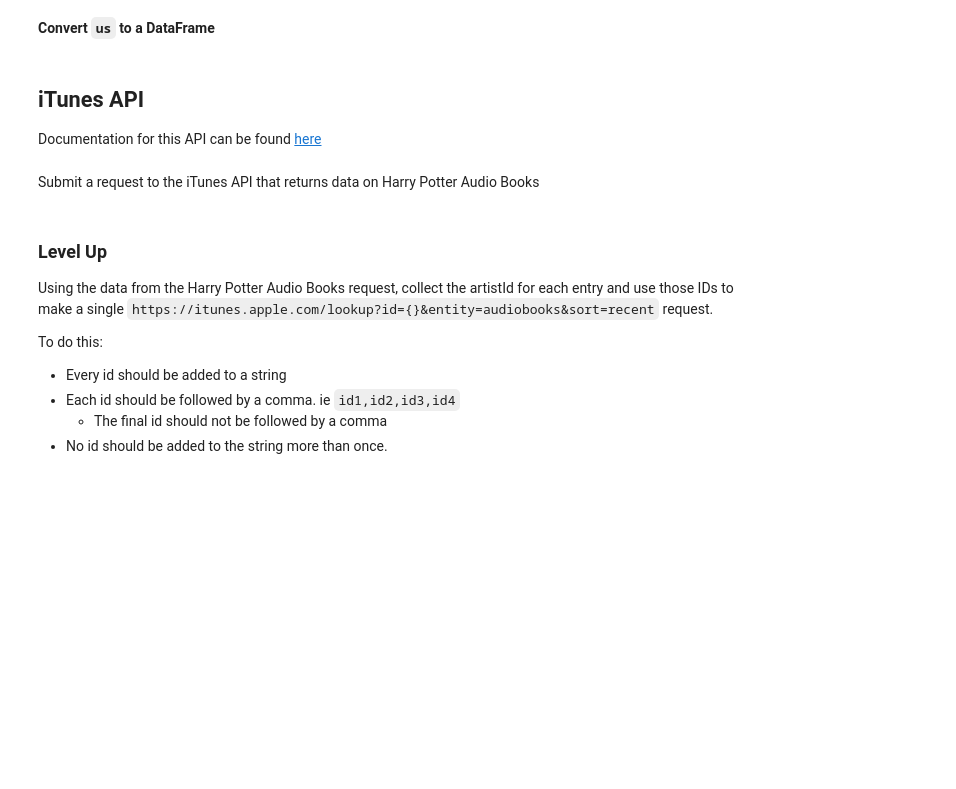
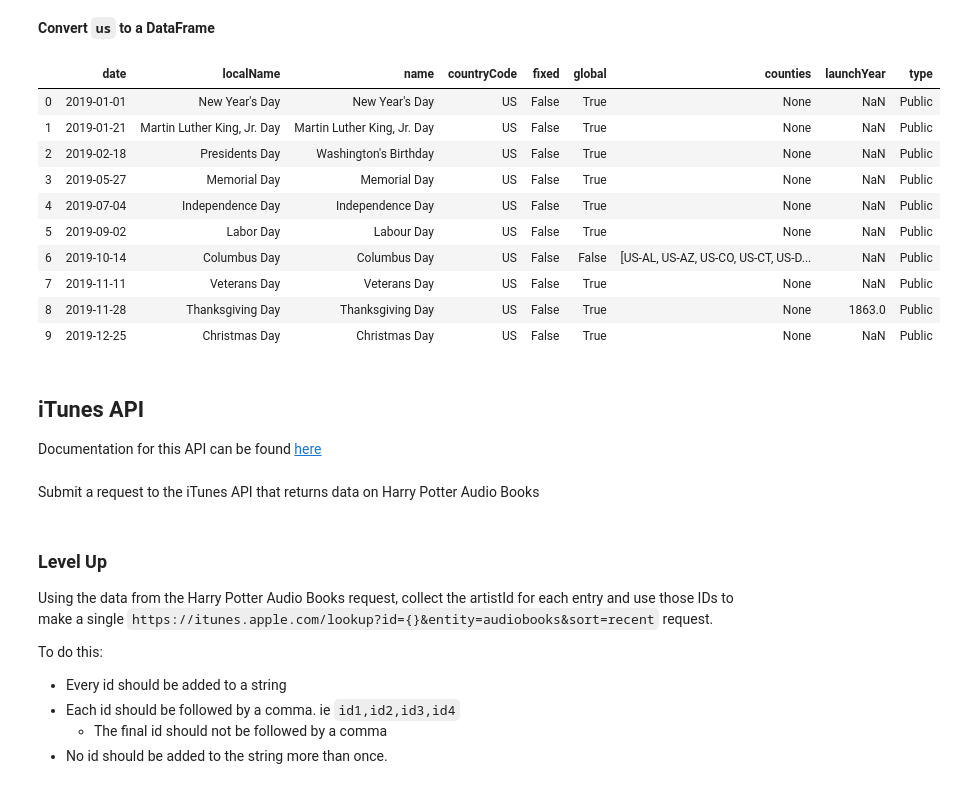
Before and after one commit to lecritch/dsc-chi-mod1-review, a Jupyter notebook: index.ipynb, the cells around one changed output. Drawn from its saved outputs; the diff is of its cells as text; code cells hidden in the pictures; blank space fills up the shorter version.

```diff
--- a/index.ipynb
+++ b/index.ipynb
@@ -198,0 +298,5 @@
+# %%
+# Your code here
+REQUEST = 'https://date.nager.at/Api/v2/AvailableCountries'
+req = requests.get(REQUEST).json()
+req
@@ -200,5 +322,6 @@
 **Convert the results of our request to a DataFrame**
 # %%
 # Your code here
+countries = pd.DataFrame(req)
 # %% [markdown]
 **What is the key for the United States?**
@@ -207,2 +328,6 @@
+# %%
+# Your code here
+us_key = countries[countries['value'] == 'United States']['key'].values[0] # stopping at 'key' returns a series
+# so then do .values[0] to get 'US' back as a string
 # %% [markdown]
 **Make a request to the API that returns the public holidays for the United States**
@@ -210,0 +334,4 @@
+# %%
+# Your code here
+REQUEST = '''https://date.nager.at/Api/v2/PublicHolidays/2019/{}'''.format(us_key)
+req = requests.get(REQUEST).json()
@@ -214,0 +362,15 @@
+# %%
+us = pd.DataFrame(req)
+us
+# %% [output]
+|  | date | localName | name | countryCode | fixed | global | counties | launchYear | type |
+| 0 | 2019-01-01 | New Year's Day | New Year's Day | US | False | True | None | NaN | Public |
+| 1 | 2019-01-21 | Martin Luther King, Jr. Day | Martin Luther King, Jr. Day | US | False | True | None | NaN | Public |
+| 2 | 2019-02-18 | Presidents Day | Washington's Birthday | US | False | True | None | NaN | Public |
+| 3 | 2019-05-27 | Memorial Day | Memorial Day | US | False | True | None | NaN | Public |
+| 4 | 2019-07-04 | Independence Day | Independence Day | US | False | True | None | NaN | Public |
+| 5 | 2019-09-02 | Labor Day | Labour Day | US | False | True | None | NaN | Public |
+| 6 | 2019-10-14 | Columbus Day | Columbus Day | US | False | False | [US-AL, US-AZ, US-CO, US-CT, US-D... | NaN | Public |
+| 7 | 2019-11-11 | Veterans Day | Veterans Day | US | False | True | None | NaN | Public |
+| 8 | 2019-11-28 | Thanksgiving Day | Thanksgiving Day | US | False | True | None | 1863.0 | Public |
+| 9 | 2019-12-25 | Christmas Day | Christmas Day | US | False | True | None | NaN | Public |
```
Also changed, not shown: parts of 32 cells of this notebook, 1 other file.
